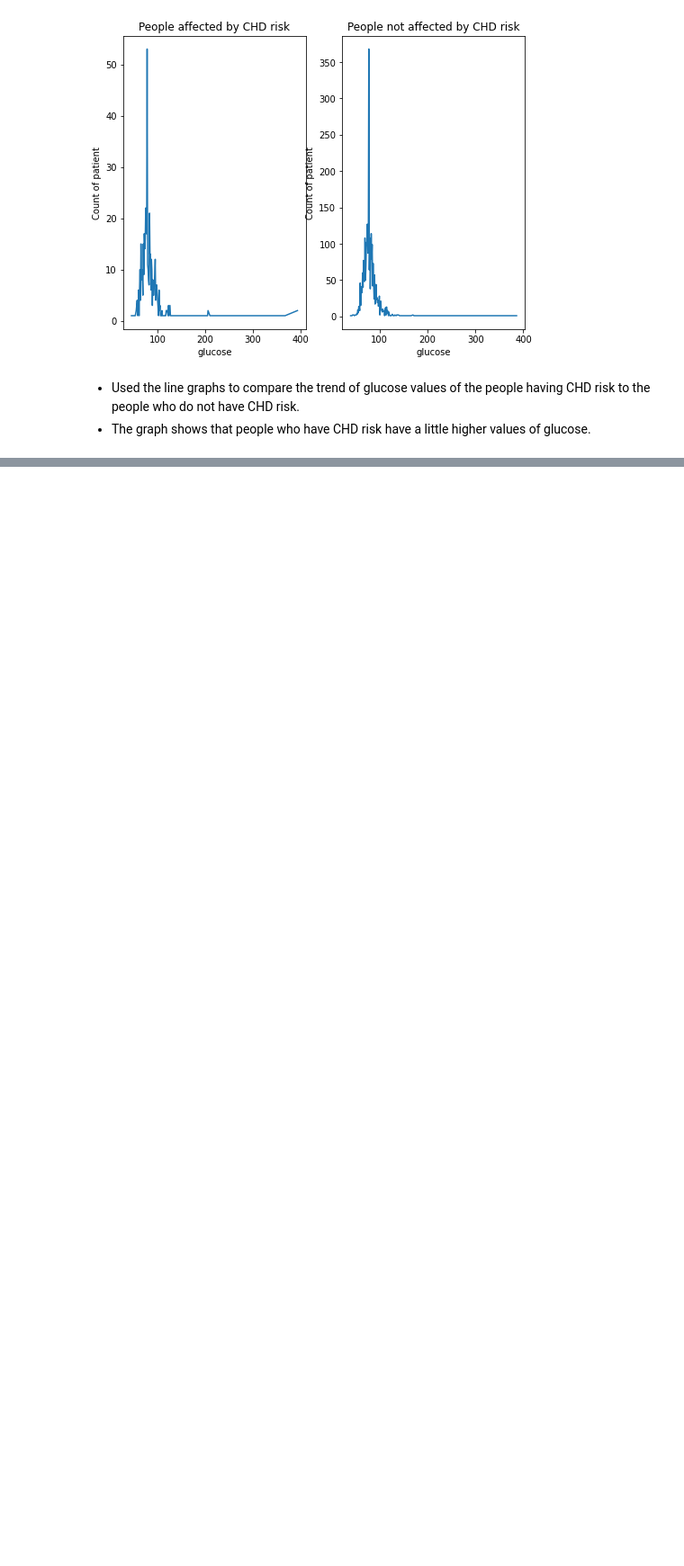
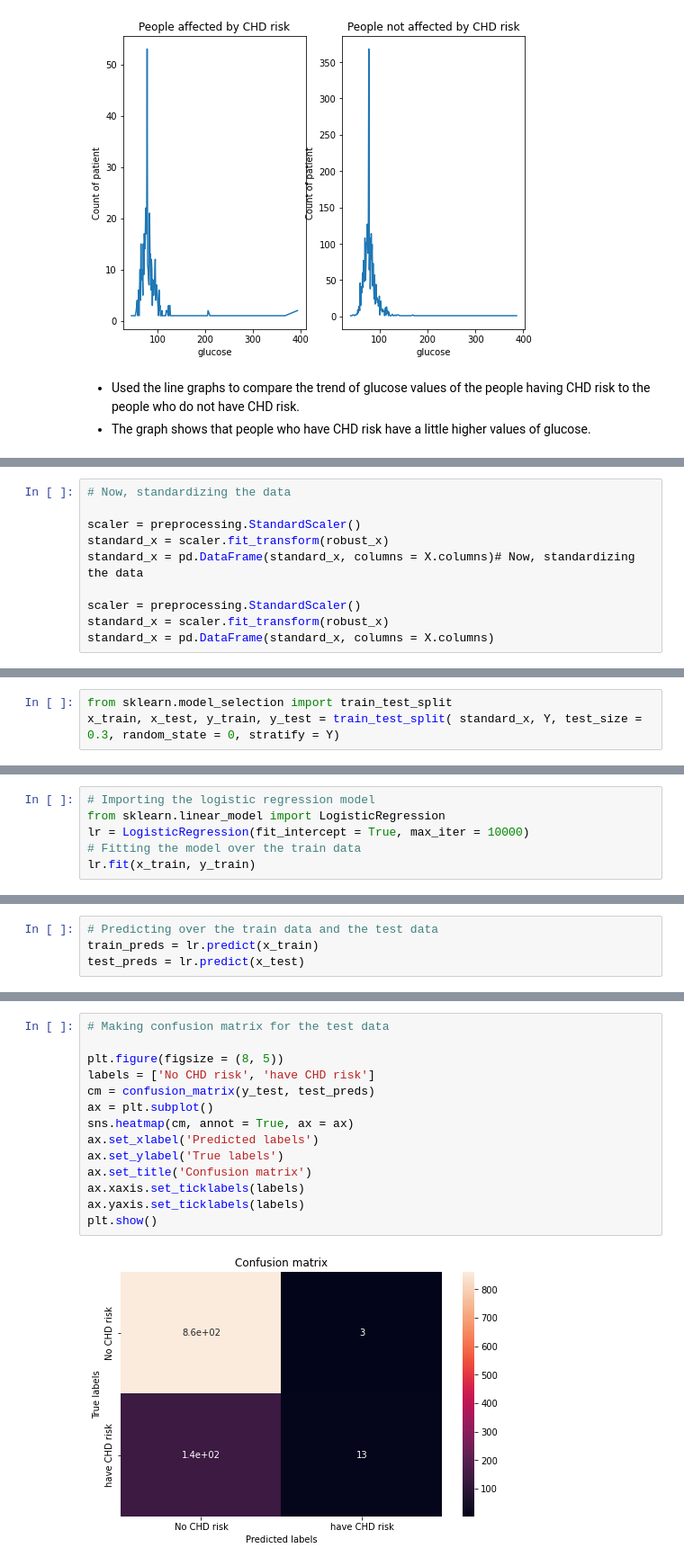
Before and after one commit to jatinsharma16/Capstone-Project-Classification, a Jupyter notebook: cardiovascular_risk_prediction.ipynb, the cells around one changed output, grey strips where cells are left out. Shown: that part at 90% size. Saved outputs shown, nothing was run; the diff lists cells and outputs as text; blank space fills up the shorter version.

```diff
--- a/cardiovascular_risk_prediction.ipynb
+++ b/cardiovascular_risk_prediction.ipynb
@@ -810,0 +887,10 @@ plt.show()
+# %%
+# Now, standardizing the data
+
+scaler = preprocessing.StandardScaler()
+standard_x = scaler.fit_transform(robust_x)
+standard_x = pd.DataFrame(standard_x, columns = X.columns)# Now, standardizing the data
+
+scaler = preprocessing.StandardScaler()
+standard_x = scaler.fit_transform(robust_x)
+standard_x = pd.DataFrame(standard_x, columns = X.columns)
@@ -810,0 +899,3 @@ plt.show()
+# %%
+from sklearn.model_selection import train_test_split
+x_train, x_test, y_train, y_test = train_test_split( standard_x, Y, test_size = 0.3, random_state = 0, stratify = Y)
@@ -810,0 +908,6 @@ plt.show()
+# %%
+# Importing the logistic regression model
+from sklearn.linear_model import LogisticRegression
+lr = LogisticRegression(fit_intercept = True, max_iter = 10000)
+# Fitting the model over the train data
+lr.fit(x_train, y_train)
@@ -810,0 +922,4 @@ plt.show()
+# %%
+# Predicting over the train data and the test data
+train_preds = lr.predict(x_train)
+test_preds = lr.predict(x_test)
@@ -810,0 +934,16 @@ plt.show()
+# %%
+# Making confusion matrix for the test data
+
+plt.figure(figsize = (8, 5))
+labels = ['No CHD risk', 'have CHD risk']
+cm = confusion_matrix(y_test, test_preds)
+ax = plt.subplot()
+sns.heatmap(cm, annot = True, ax = ax)
+ax.set_xlabel('Predicted labels')
+ax.set_ylabel('True labels')
+ax.set_title('Confusion matrix')
+ax.xaxis.set_ticklabels(labels)
+ax.yaxis.set_ticklabels(labels)
+plt.show()
+# %% [output]
+[figure, added]
```
Also changed, not shown: parts of 79 cells of this notebook.
